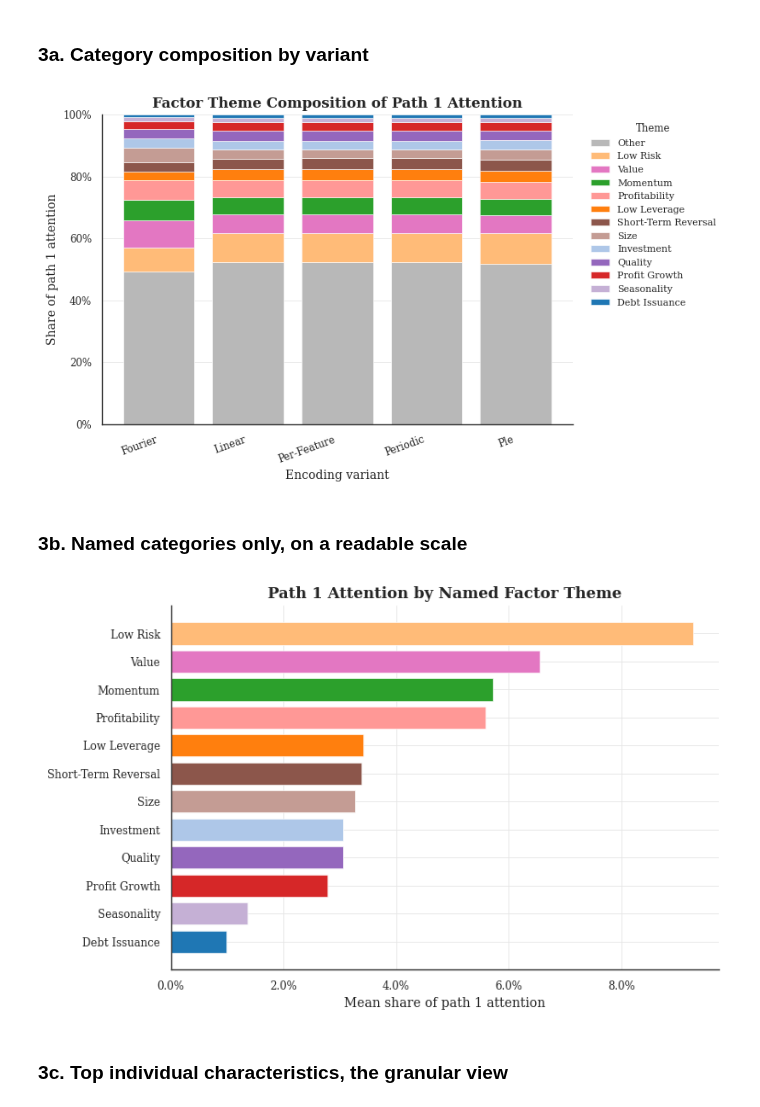
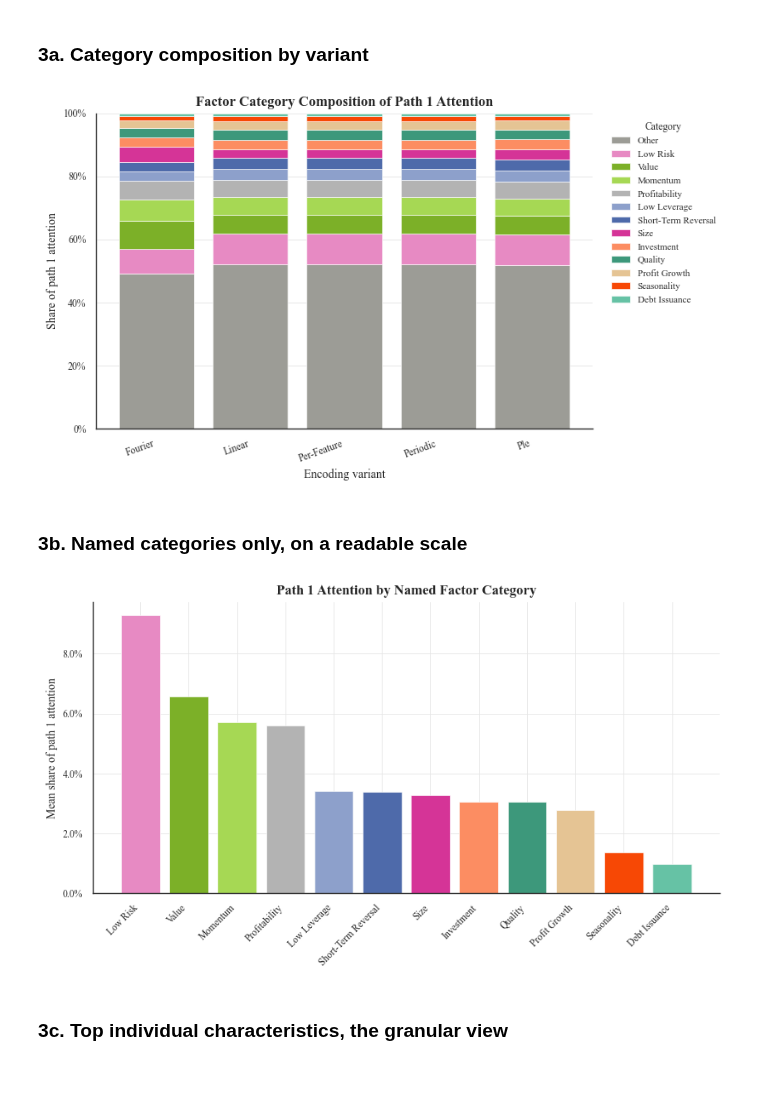
Before and after one commit to Hemasrikar/portfolio-transformers, a Jupyter notebook: notebooks/factor_plots.ipynb, the cells around one changed output. Cells and saved outputs as stored; diff of their text form; code cells hidden in the pictures; blank space fills up the shorter version.

Commit message:
final ver: factor and results plots

```diff
--- a/notebooks/factor_plots.ipynb
+++ b/notebooks/factor_plots.ipynb
@@ -112,0 +90,28 @@ themes: ['debt_issuance', 'investment', 'low_leverage', 'low_risk', 'momentum',
+# %%
+import colorsys
+
+def extend_set2(n):
+    # Set2 only defines eight colours, past that this reuses the same eight
+    # hues at a different lightness rather than switching to an unrelated
+    # palette family, so every category still reads as part of one set
+    base = sns.color_palette('Set2', 8)
+    if n <= 8:
+        return base[:n]
+    colors = list(base)
+    pass_num = 1
+    while len(colors) < n:
+        factor = 0.72 if pass_num % 2 == 1 else 1.25
+        for r, g, b in base:
+            if len(colors) >= n:
+                break
+            h, l, s = colorsys.rgb_to_hls(r, g, b)
+            l2 = max(0.15, min(0.9, l * factor))
+            colors.append(colorsys.hls_to_rgb(h, l2, s))
+        pass_num += 1
+    return colors[:n]
+
+all_categories = sorted(set(path1_df['theme']) | set(grad_df['theme']))
+base = extend_set2(len(all_categories))
+category_color = dict(zip(all_categories, base))
+category_color['other'] = '#9c9c96'
+print('categories:', all_categories)
@@ -150,7 +157,7 @@ x = np.arange(len(variants))
 bottom = np.zeros(len(variants))
 for theme in order:
     vals = theme_pivot.loc[theme, variants].values.astype(float)
-    ax.bar(x, vals, bottom=bottom, label=pretty_label(theme), color=theme_color[theme], edgecolor='white', linewidth=0.45)
+    ax.bar(x, vals, bottom=bottom, label=pretty_label(theme), color=category_color[theme], edgecolor='white', linewidth=0.45)
     bottom += vals
 ax.set_xticks(x)
 ax.set_xticklabels([pretty_variant(v) for v in variants], rotation=20, ha='right')
@@ -164,23 +171,25 @@ style_axis(ax)
 save_fig(fig, 'path1_theme_composition')
 plt.show()
 # %% [output]
-[figure, old version]
+[figure, new version]
 # %% [markdown]
 ### 3b. Named categories only, on a readable scale
 # %%
 # same but excluding the large unthemed bucket, to compare the named themes on a readable scale
-fig, ax = plt.subplots(figsize=(7.6, 4.9))
+fig, ax = plt.subplots(figsize=(8.4, 4.9))
 named = [t for t in order if t != 'other']
-sub = theme_pivot.loc[named, 'mean'].sort_values(ascending=True)
-ax.barh([pretty_label(t) for t in sub.index], sub.values, color=[theme_color[t] for t in sub.index], edgecolor='white', linewidth=0.45)
-ax.xaxis.set_major_formatter(PercentFormatter(1))
-ax.set_xlabel('Mean share of path 1 attention')
+sub = theme_pivot.loc[named, 'mean'].sort_values(ascending=False)
+ax.bar([pretty_label(t) for t in sub.index], sub.values, color=[category_color[t] for t in sub.index], edgecolor='white', linewidth=0.45)
+ax.set_xticks(range(len(sub)))
+ax.set_xticklabels([pretty_label(t) for t in sub.index], rotation=45, ha='right')
+ax.yaxis.set_major_formatter(PercentFormatter(1))
+ax.set_ylabel('Mean share of path 1 attention')
 ax.set_title('Path 1 Attention by Named Factor Category')
-style_axis(ax, grid_axis='x')
+style_axis(ax, grid_axis='y')
 save_fig(fig, 'path1_named_themes')
 plt.show()
 # %% [output]
-[figure, old version]
+[figure, new version]
 # %% [markdown]
 ### 3c. Top individual characteristics, the granular view
 # %%
```
Also changed, not shown: parts of 14 cells of this notebook, 1 other file.
